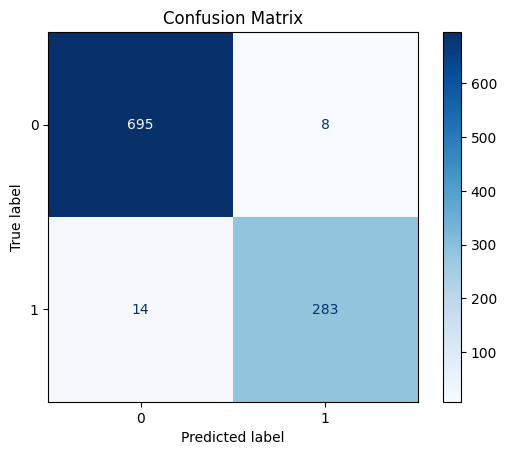
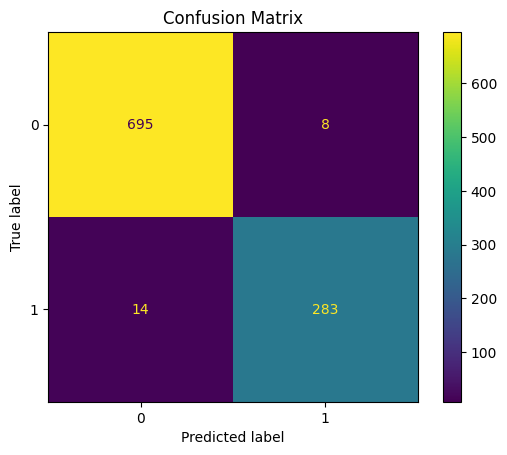
Code edit (unified diff) that turned the first committed figure into the second:
--- before
+++ after
@@ -1,9 +1,7 @@
+from sklearn.metrics import ConfusionMatrixDisplay
 import matplotlib.pyplot as plt
-from sklearn.metrics import ConfusionMatrixDisplay
 
-cm = confusion_matrix(y_test, y_pred)
+ConfusionMatrixDisplay.from_predictions(y_test, y_pred)
 
-disp = ConfusionMatrixDisplay(confusion_matrix=cm)
-disp.plot(cmap="Blues")
 plt.title("Confusion Matrix")
 plt.show()

Commit: updated